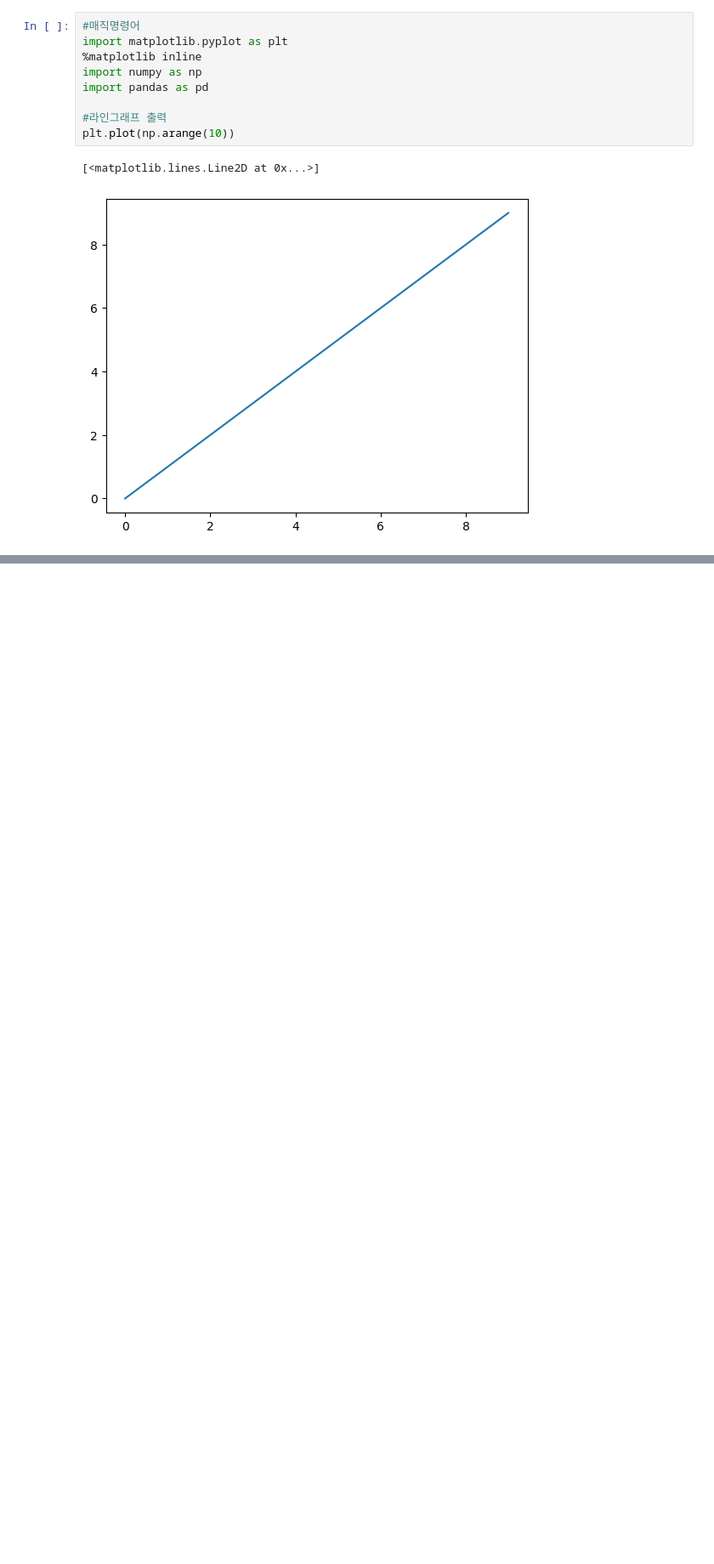
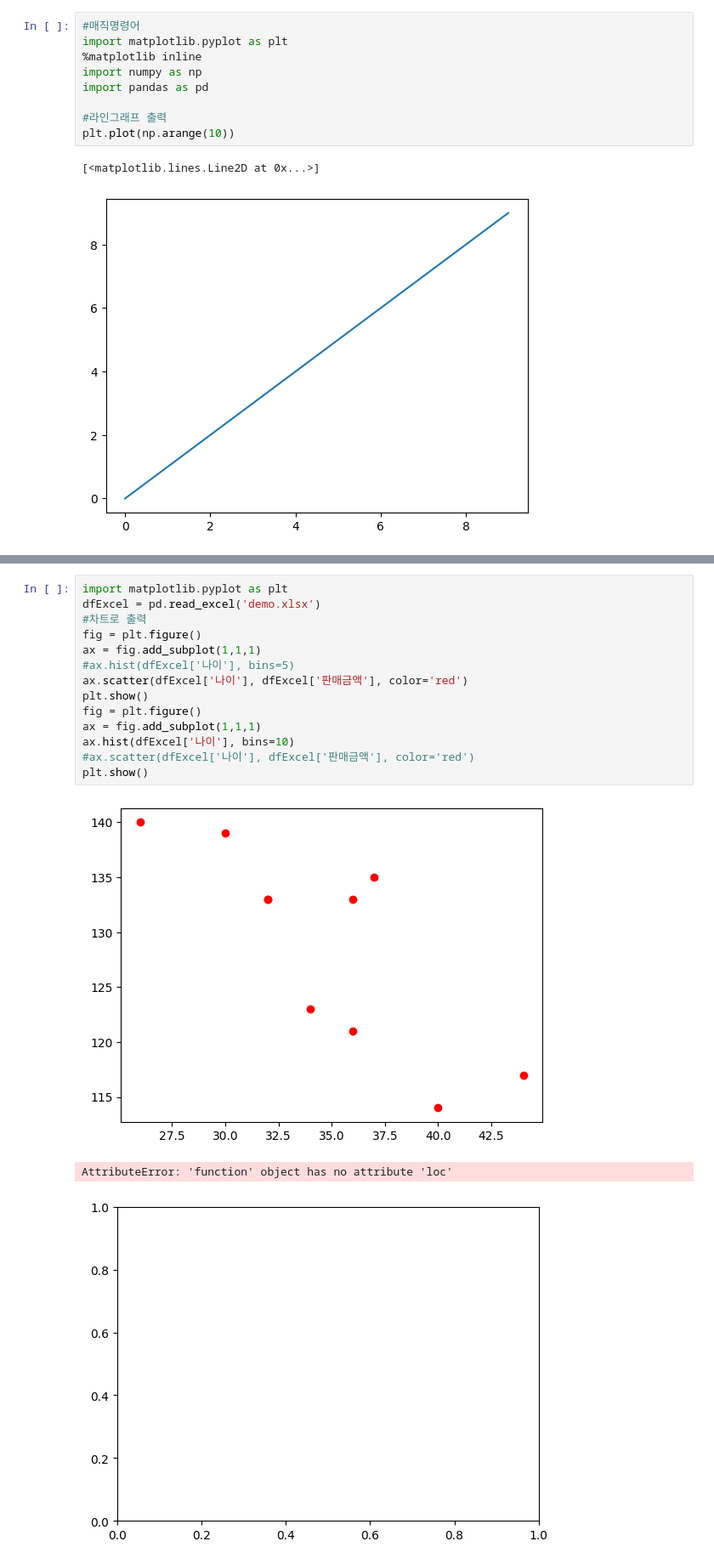
Before and after one commit to 79christmasb7980-design/python, a Jupyter notebook: demoPandas.ipynb, the cells around one changed output, grey strips where cells are left out. Shown: that part at 85% size. Saved outputs shown, nothing was run; the diff lists cells and outputs as text; blank space fills up the shorter version.

```diff
--- a/demoPandas.ipynb
+++ b/demoPandas.ipynb
@@ -12,0 +151,18 @@ plt.plot(np.arange(10))
+# %%
+import matplotlib.pyplot as plt
+dfExcel = pd.read_excel('demo.xlsx')
+#차트로 출력
+fig = plt.figure()
+ax = fig.add_subplot(1,1,1)
+#ax.hist(dfExcel['나이'], bins=5)
+ax.scatter(dfExcel['나이'], dfExcel['판매금액'], color='red')
+plt.show()
+fig = plt.figure()
+ax = fig.add_subplot(1,1,1)
+ax.hist(dfExcel['나이'], bins=10)
+#ax.scatter(dfExcel['나이'], dfExcel['판매금액'], color='red')
+plt.show()
+# %% [output]
+[figure, added]
+AttributeError: 'function' object has no attribute 'loc'
+[figure, added]
```
Also changed, not shown: parts of 12 cells of this notebook, 18 other files.
